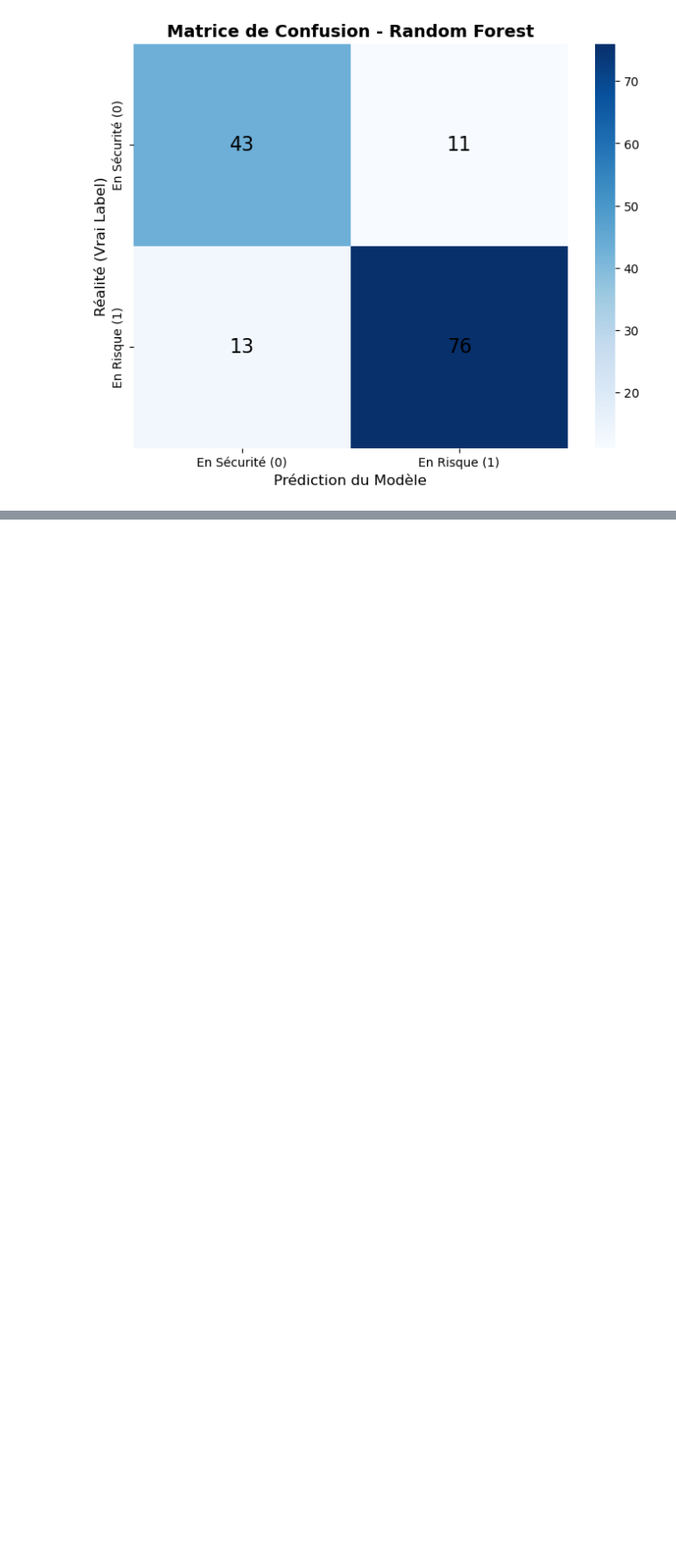
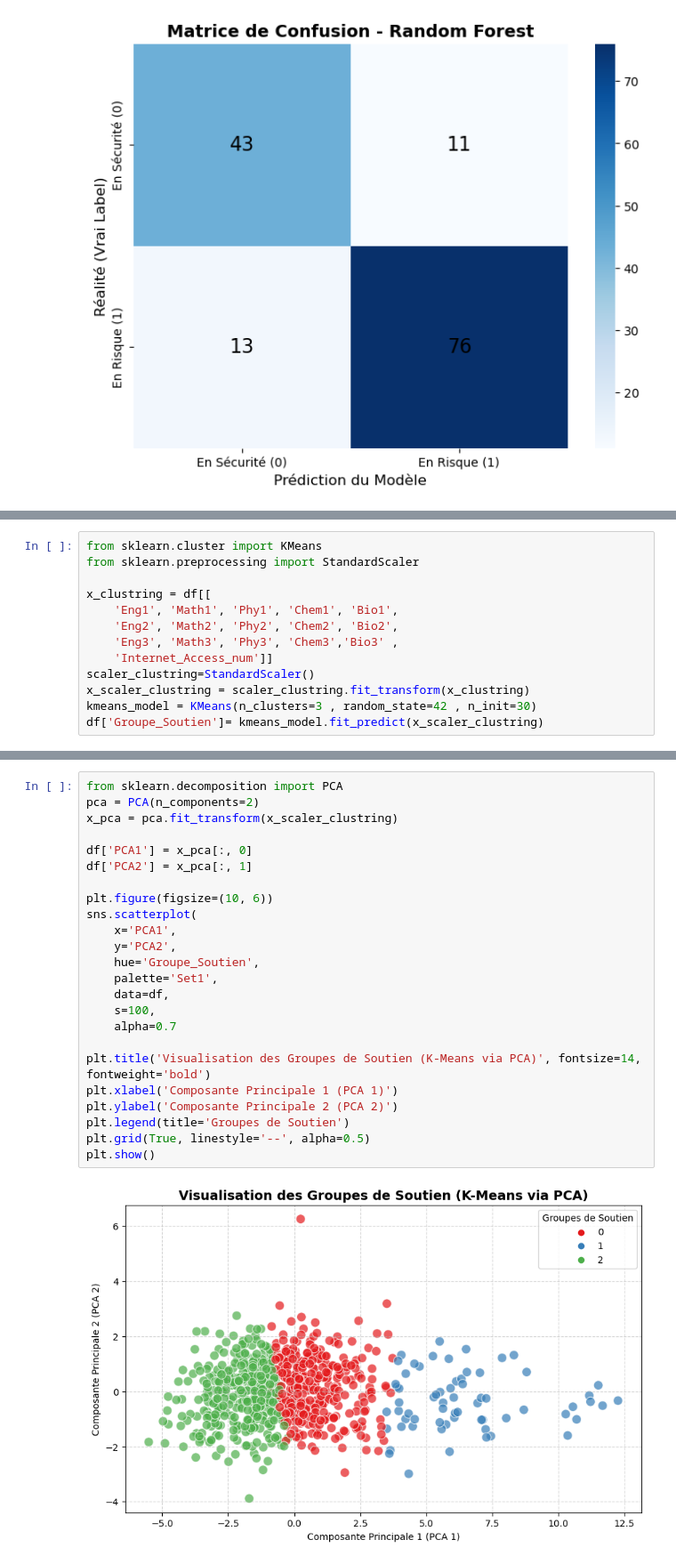
Before and after one commit to abdellah326/Suivi_Automatise_KPIs_Universitaires, a Jupyter notebook: script/ETL_script.ipynb, the cells around one changed output, grey strips where cells are left out. Shown at 89% size. Cells and saved outputs as stored; diff of their text form; blank space fills up the shorter version.

Commit message:
improve prediction

```diff
--- a/script/ETL_script.ipynb
+++ b/script/ETL_script.ipynb
@@ -364,0 +414,13 @@ plt.show()
+# %%
+from sklearn.cluster import KMeans
+from sklearn.preprocessing import StandardScaler
+
+x_clustring = df[[
+    'Eng1', 'Math1', 'Phy1', 'Chem1', 'Bio1',
+    'Eng2', 'Math2', 'Phy2', 'Chem2', 'Bio2',
+    'Eng3', 'Math3', 'Phy3', 'Chem3','Bio3' ,
+    'Internet_Access_num']]
+scaler_clustring=StandardScaler()
+x_scaler_clustring = scaler_clustring.fit_transform(x_clustring)
+kmeans_model = KMeans(n_clusters=3 , random_state=42 , n_init=30)
+df['Groupe_Soutien']= kmeans_model.fit_predict(x_scaler_clustring)
@@ -364,0 +436,26 @@ plt.show()
+# %%
+from sklearn.decomposition import PCA
+pca = PCA(n_components=2)
+x_pca = pca.fit_transform(x_scaler_clustring)
+
+df['PCA1'] = x_pca[:, 0]
+df['PCA2'] = x_pca[:, 1]
+
+plt.figure(figsize=(10, 6))
+sns.scatterplot(
+    x='PCA1',
+    y='PCA2',
+    hue='Groupe_Soutien',
+    palette='Set1',
+    data=df,
+    s=100,
+    alpha=0.7
+
+plt.title('Visualisation des Groupes de Soutien (K-Means via PCA)', fontsize=14, fontweight='bold')
+plt.xlabel('Composante Principale 1 (PCA 1)')
+plt.ylabel('Composante Principale 2 (PCA 2)')
+plt.legend(title='Groupes de Soutien')
+plt.grid(True, linestyle='--', alpha=0.5)
+plt.show()
+# %% [output]
+[figure, added]
```
Also changed, not shown: parts of 6 cells of this notebook.
